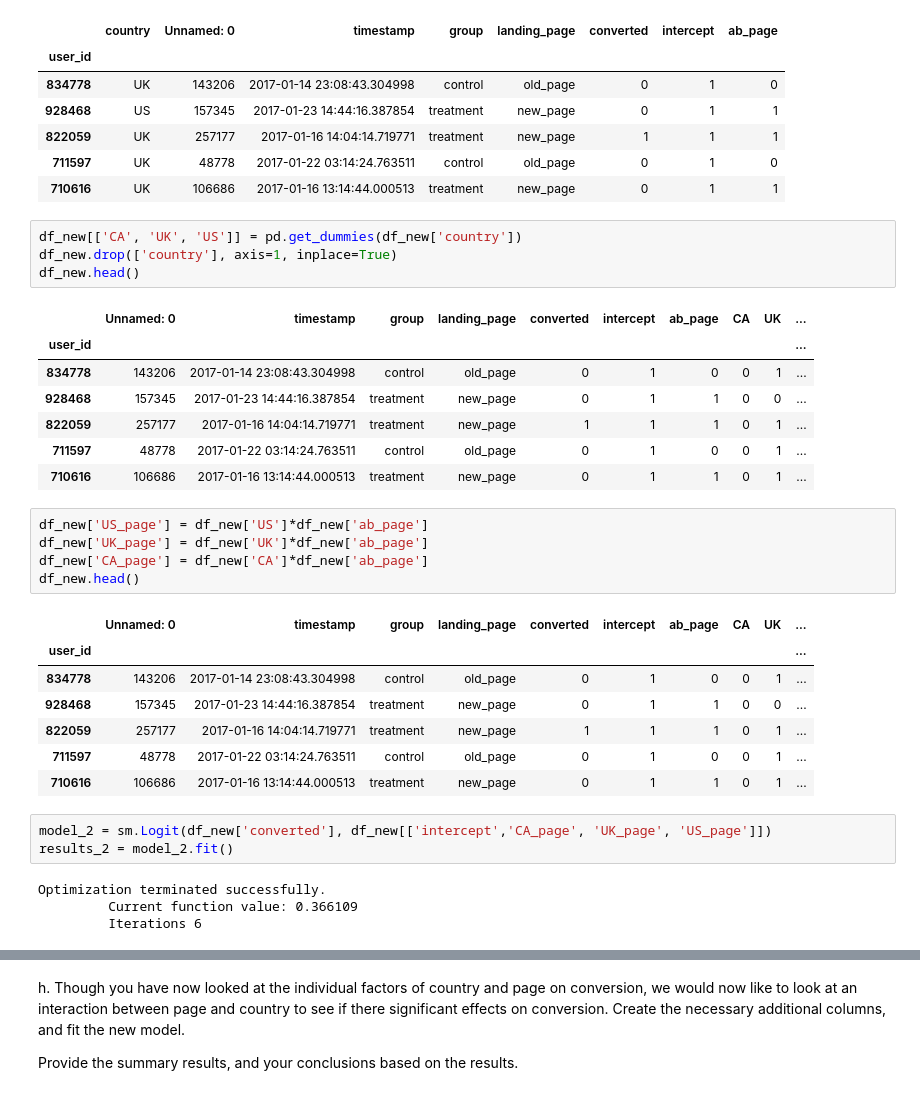
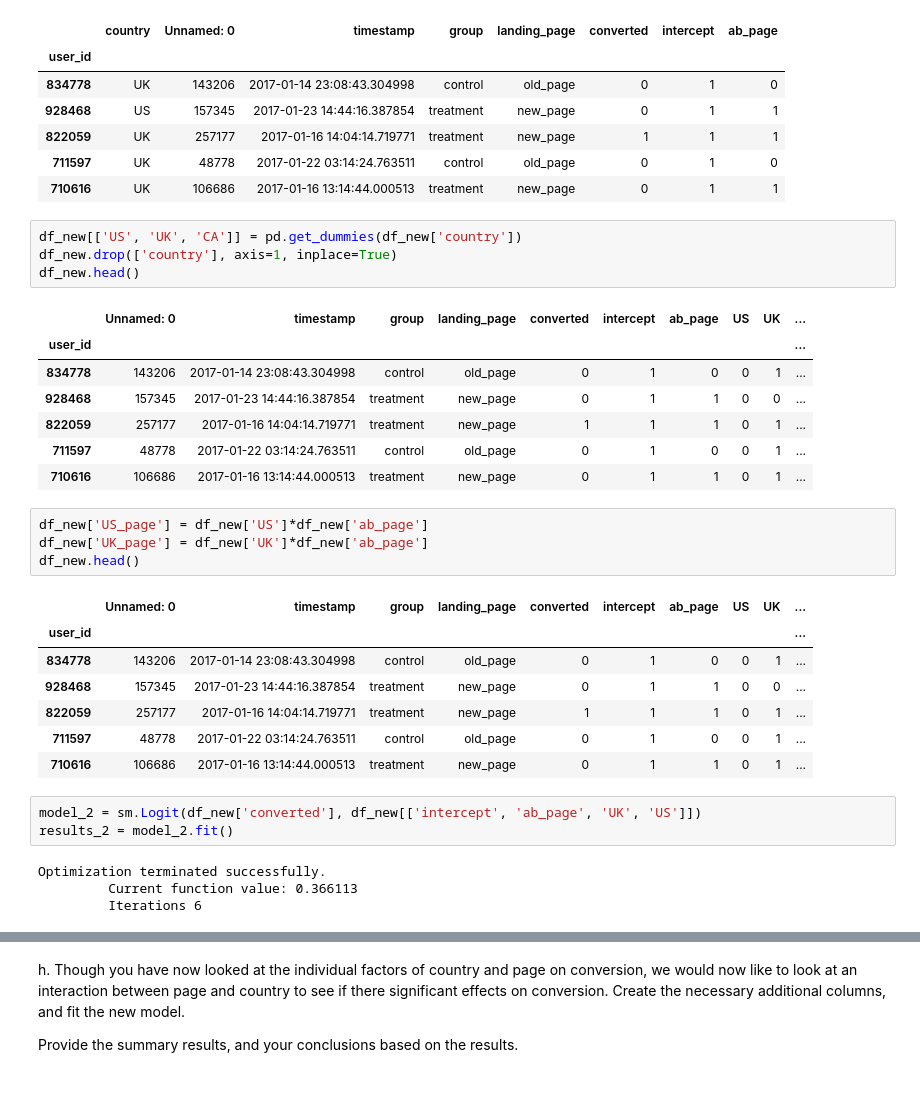
Before and after one commit to Cornelia-Kirstein/AB_Test, a Jupyter notebook: Analyze_ab_test_results_notebook.ipynb, the cells around one changed output, grey strips where cells are left out. Drawn from its saved outputs; the diff is of its cells as text.

```diff
--- a/Analyze_ab_test_results_notebook.ipynb
+++ b/Analyze_ab_test_results_notebook.ipynb
@@ -415,11 +415,11 @@ df_new.head()
 | 711597 | UK | 48778 | 2017-01-22 03:14:24.763511 | control | old_page | 0 | 1 | 0 |
 | 710616 | UK | 106686 | 2017-01-16 13:14:44.000513 | treatment | new_page | 0 | 1 | 1 |
 # %%
-df_new[['CA', 'UK', 'US']] = pd.get_dummies(df_new['country'])
+df_new[['US', 'UK', 'CA']] = pd.get_dummies(df_new['country'])
 df_new.drop(['country'], axis=1, inplace=True)
 df_new.head()
 # %% [output]
-|  | Unnamed: 0 | timestamp | group | landing_page | converted | intercept | ab_page | CA | UK | ... |
+|  | Unnamed: 0 | timestamp | group | landing_page | converted | intercept | ab_page | US | UK | ... |
 | user_id |  |  |  |  |  |  |  |  |  | ... |
 | 834778 | 143206 | 2017-01-14 23:08:43.304998 | control | old_page | 0 | 1 | 0 | 0 | 1 | ... |
 | 928468 | 157345 | 2017-01-23 14:44:16.387854 | treatment | new_page | 0 | 1 | 1 | 0 | 0 | ... |
@@ -429,10 +429,9 @@ df_new.head()
 # %%
 df_new['US_page'] = df_new['US']*df_new['ab_page']
 df_new['UK_page'] = df_new['UK']*df_new['ab_page']
-df_new['CA_page'] = df_new['CA']*df_new['ab_page']
 df_new.head()
 # %% [output]
-|  | Unnamed: 0 | timestamp | group | landing_page | converted | intercept | ab_page | CA | UK | ... |
+|  | Unnamed: 0 | timestamp | group | landing_page | converted | intercept | ab_page | US | UK | ... |
 | user_id |  |  |  |  |  |  |  |  |  | ... |
 | 834778 | 143206 | 2017-01-14 23:08:43.304998 | control | old_page | 0 | 1 | 0 | 0 | 1 | ... |
 | 928468 | 157345 | 2017-01-23 14:44:16.387854 | treatment | new_page | 0 | 1 | 1 | 0 | 0 | ... |
@@ -440,9 +439,9 @@ df_new.head()
 | 711597 | 48778 | 2017-01-22 03:14:24.763511 | control | old_page | 0 | 1 | 0 | 0 | 1 | ... |
 | 710616 | 106686 | 2017-01-16 13:14:44.000513 | treatment | new_page | 0 | 1 | 1 | 0 | 1 | ... |
 # %%
-model_2 = sm.Logit(df_new['converted'], df_new[['intercept','CA_page', 'UK_page', 'US_page']])
+model_2 = sm.Logit(df_new['converted'], df_new[['intercept', 'ab_page', 'UK', 'US']])
 results_2 = model_2.fit()
 # %% [output]
 Optimization terminated successfully.
-         Current function value: 0.366109
+         Current function value: 0.366113
          Iterations 6
```
Also changed, not shown: parts of 12 cells of this notebook, 2 other files.
